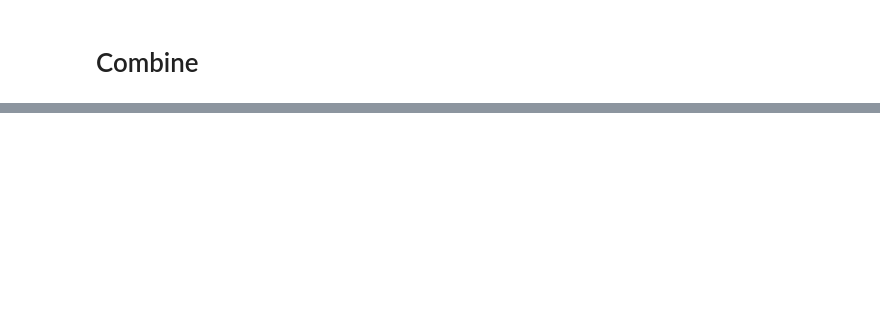
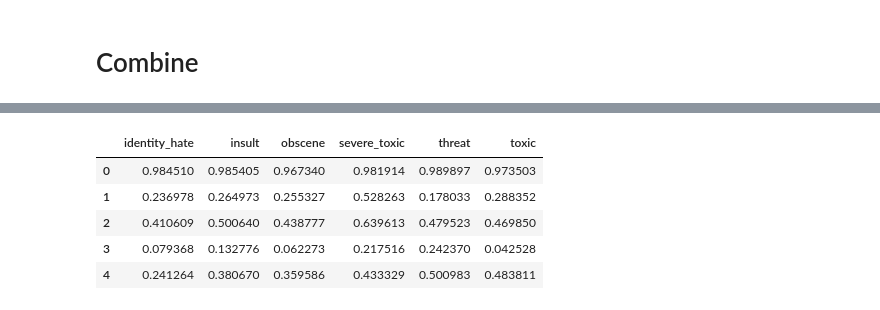
Before and after one commit to minerva-ml/open-solution-toxic-comments, a Jupyter notebook: neptune_ensembling.ipynb, the cells around one changed output, grey strips where cells are left out. Cells and saved outputs as stored; diff of their text form; code cells hidden in the pictures; blank space fills up the shorter version.

```diff
--- a/neptune_ensembling.ipynb
+++ b/neptune_ensembling.ipynb
@@ -345,2 +577,11 @@ combined_predictions = np.round(combined_predictions,4)
+# %%
+combined_predictions.head()
+# %% [output]
+|  | identity_hate | insult | obscene | severe_toxic | threat | toxic |
+| 0 | 0.984510 | 0.985405 | 0.967340 | 0.981914 | 0.989897 | 0.973503 |
+| 1 | 0.236978 | 0.264973 | 0.255327 | 0.528263 | 0.178033 | 0.288352 |
+| 2 | 0.410609 | 0.500640 | 0.438777 | 0.639613 | 0.479523 | 0.469850 |
+| 3 | 0.079368 | 0.132776 | 0.062273 | 0.217516 | 0.242370 | 0.042528 |
+| 4 | 0.241264 | 0.380670 | 0.359586 | 0.433329 | 0.500983 | 0.483811 |
 # %%
 submission = sample_submission
```
Also changed, not shown: parts of 71 cells of this notebook.
